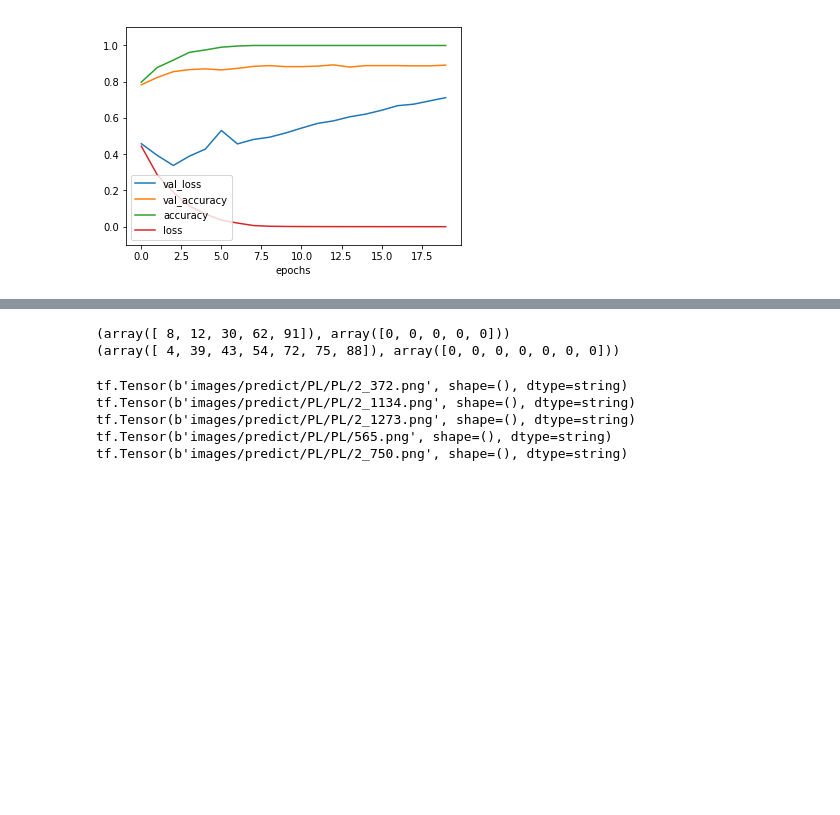
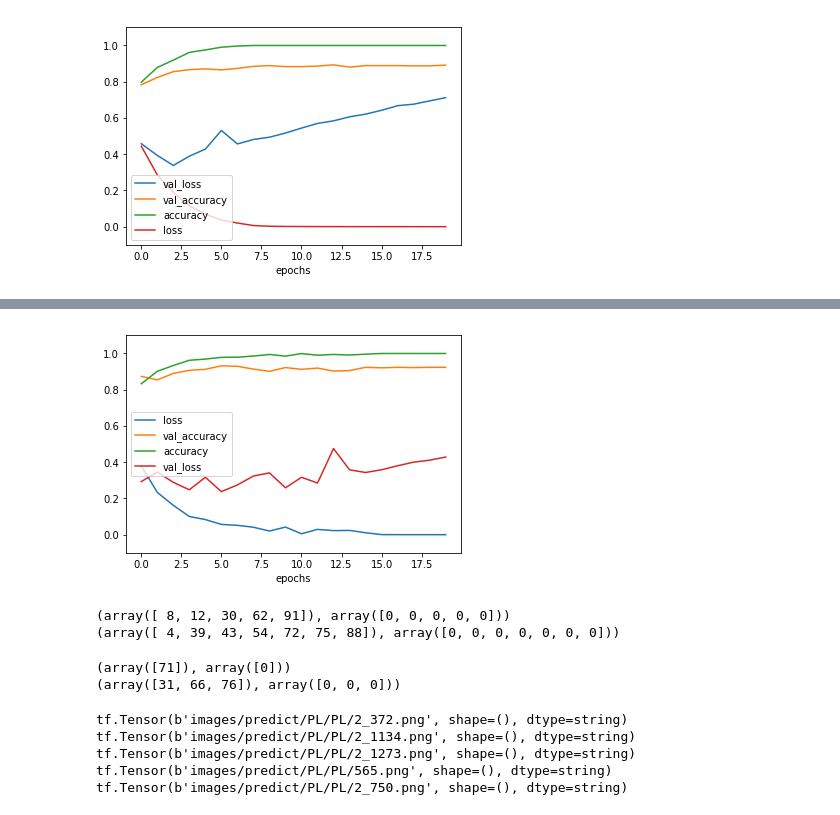
Before and after one commit to stewart-milberger/Lik, a Jupyter notebook: modeling.ipynb, the cells around one changed output, grey strips where cells are left out. Saved outputs shown, nothing was run; the diff lists cells and outputs as text; code cells hidden in the pictures; blank space fills up the shorter version.

Commit message:
added images

```diff
--- a/modeling.ipynb
+++ b/modeling.ipynb
@@ -141,6 +117,0 @@ Epoch 8/8
-# %%
-for key, value in history4.history.items():
-    plt.plot(value, label=key)
-    plt.ylim(-.1,1.1)
-    plt.legend()
-    plt.xlabel('epochs')
@@ -165,6 +134,7 @@ import tensorflow_hub as hub
 m = tf.keras.Sequential([
           hub.KerasLayer("https://tfhub.dev/google/imagenet/resnet_v2_50/feature_vector/4",
           trainable=False),
+          tf.keras.layers.Dense(128, activation='relu'),
           tf.keras.layers.Dense(64, activation='relu'),
           tf.keras.layers.Dense(1, activation='sigmoid')
 ])
@@ -229,3 +203,10 @@ for key, value in RN_D.history.items():
     plt.xlabel('epochs')
 # %% [output]
 [figure]
+# %%
+# Trained with 128 and 64 node Dense layers before output
+
+RN_D2 = m.fit(train_data_gen, epochs=20,
+                    validation_data=(test_data_gen),
+                    #callbacks=[checkpoint_callback]
+                   )
@@ -232,3 +239,11 @@ for key, value in RN_D.history.items():
+# %%
+for key, value in RN_D2.history.items():
+    plt.plot(value, label=key)
+    plt.ylim(-.1,1.1)
+    plt.legend()
+    plt.xlabel('epochs')
+# %% [output]
+[figure, added]
 # %%
 # Predict 200 unseen image labels
 PL_predict = m.predict(predict_PL_gen)
@@ -237,10 +252,18 @@ non_PL_predict = m.predict(predict_non_PL_gen)
 # Grab indexes of misclassified images
 PL_indexes = np.nonzero(PL_predict < .5)
 non_PL_indexes = np.nonzero(non_PL_predict > .5)
-# %%
-print(PL_indexes)
-print(non_PL_indexes)
-# %% [output]
-(array([ 8, 12, 30, 62, 91]), array([0, 0, 0, 0, 0]))
-(array([ 4, 39, 43, 54, 72, 75, 88]), array([0, 0, 0, 0, 0, 0, 0]))
+# %%
+# Round 1 (1 Dense layer)
+print(PL_indexes)
+print(non_PL_indexes)
+# %% [output]
+(array([ 8, 12, 30, 62, 91]), array([0, 0, 0, 0, 0]))
+(array([ 4, 39, 43, 54, 72, 75, 88]), array([0, 0, 0, 0, 0, 0, 0]))
+# %%
+# Round 2 (2 Dense layers))
+print(PL_indexes)
+print(non_PL_indexes)
+# %% [output]
+(array([71]), array([0]))
+(array([31, 66, 76]), array([0, 0, 0]))
 # %%
```
Also changed, not shown: parts of 10 cells of this notebook, 4 other files.
